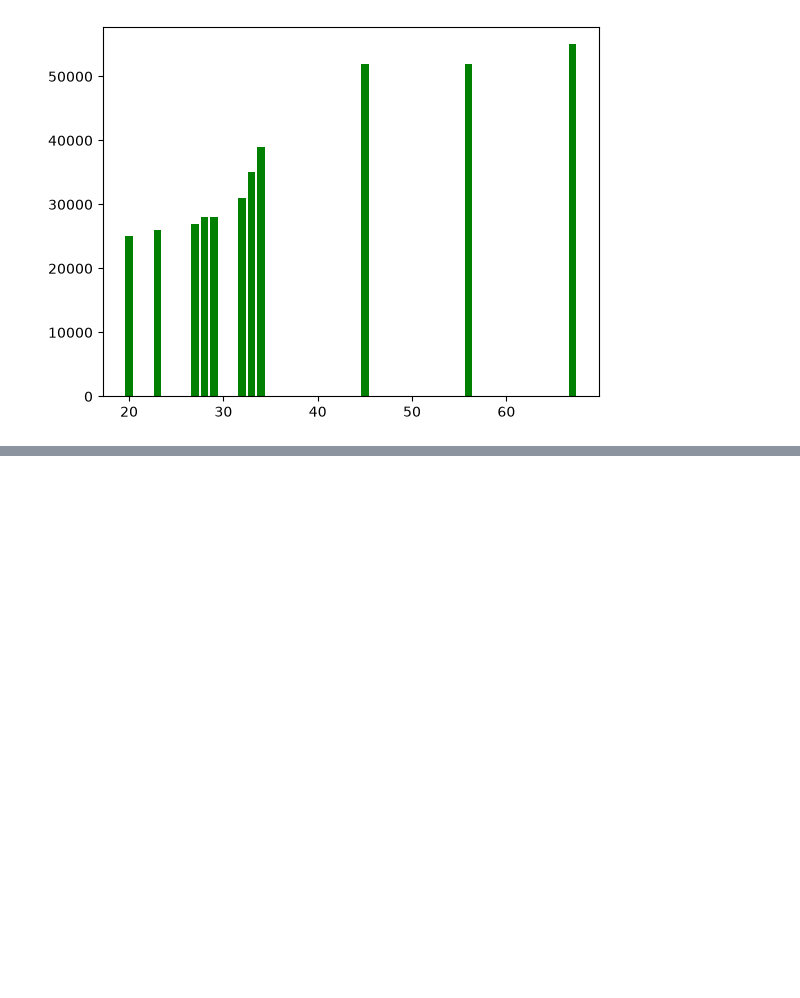
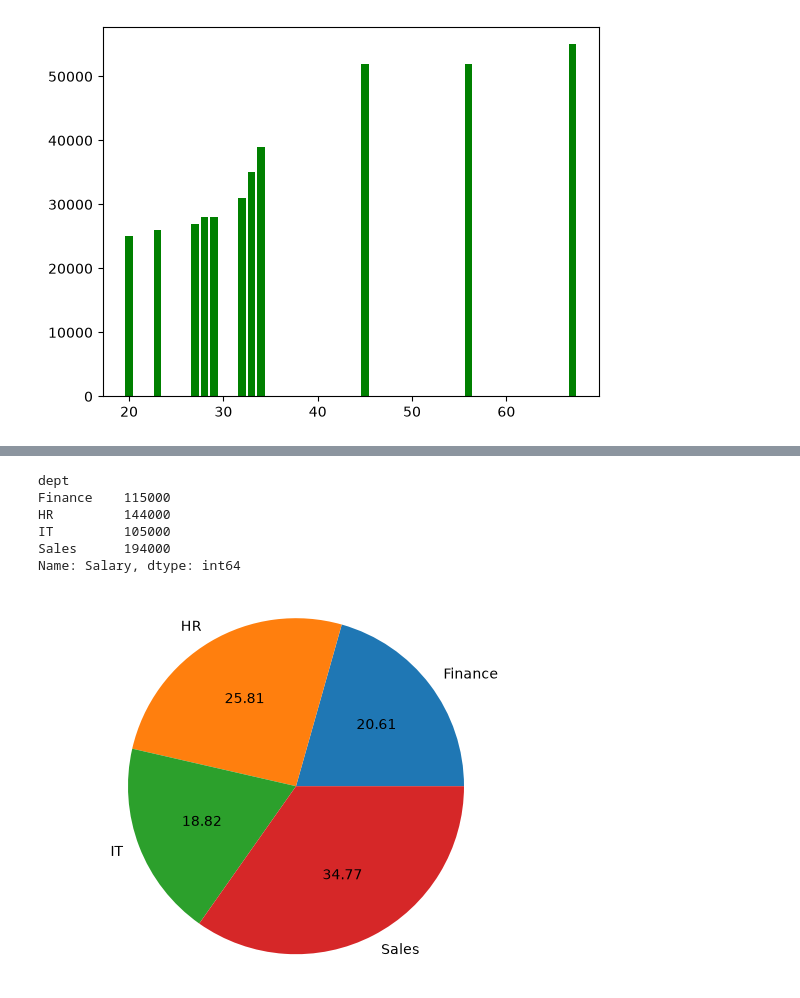
Before and after one commit to anojpradhan/learningDS, a Jupyter notebook: matplotlib.ipynb, the cells around one changed output, grey strips where cells are left out. Drawn from its saved outputs; the diff is of its cells as text; code cells hidden in the pictures; blank space fills up the shorter version.

```diff
--- a/matplotlib.ipynb
+++ b/matplotlib.ipynb
@@ -108,0 +153,17 @@ plt.show()
+# %%
+# piechart
+salary_by_dept= df.groupby("dept")["Salary"].sum()
+salary_by_dept
+# %% [output]
+dept
+Finance    115000
+HR         144000
+IT         105000
+Sales      194000
+Name: Salary, dtype: int64
+# %%
+plt.pie(salary_by_dept,labels= salary_by_dept.index, autopct="%1.2f")
+plt.axis("equal")
+plt.show()
+# %% [output]
+[figure, added]
```
Also changed, not shown: parts of 7 cells of this notebook.
